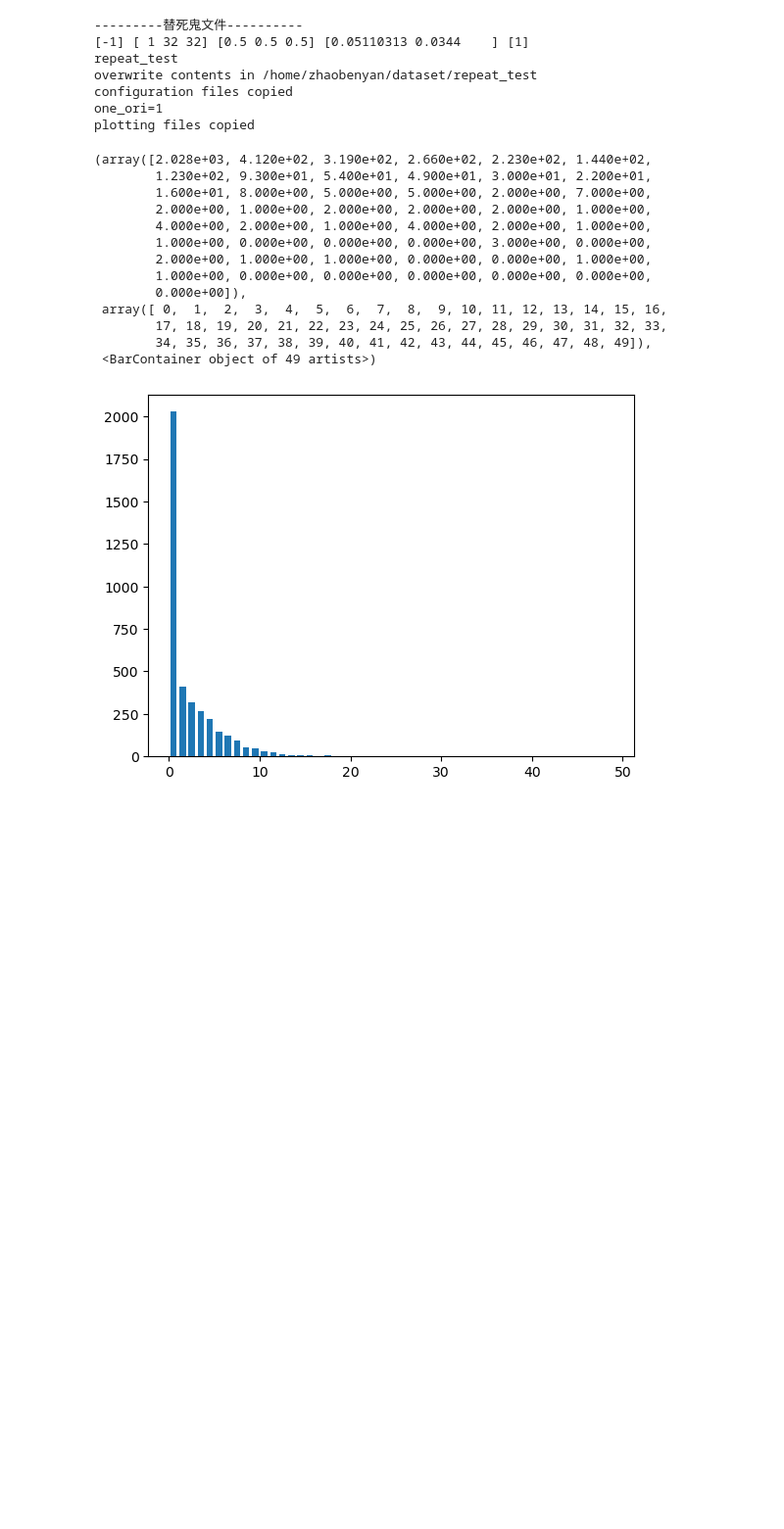
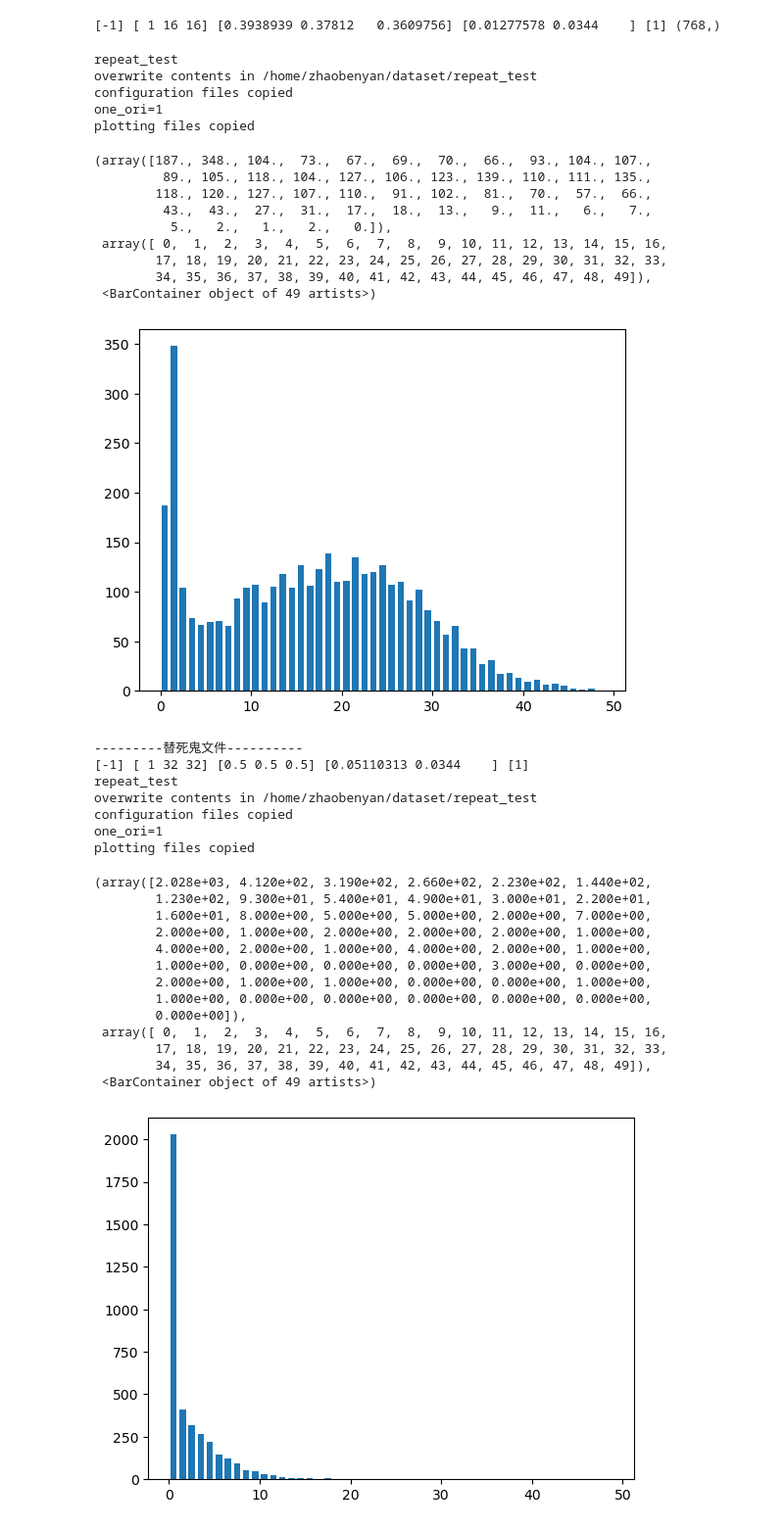
Before and after one commit to zhaobenyan51129/Robustness, a Jupyter notebook: debug/debug_ourmodel.ipynb, the cells around one changed output. Shown at 98% size. Saved outputs shown, nothing was run; the diff lists cells and outputs as text; code cells hidden in the pictures; blank space fills up the shorter version.

```diff
--- a/debug/debug_ourmodel.ipynb
+++ b/debug/debug_ourmodel.ipynb
@@ -64,3 +75,9 @@ def read_spike(file):# file:'/home/zhaobenyan/dataset/patchfast/sample_spikeCoun
         fr = sample_spikeCount/(sample_t1-sample_t0)*1000
     LGN_spike_time = LGN_spike_time.reshape((nt,nLGN)).T
     return LGN_spike_time,fr
+# %%
+input='/home/zhaobenyan/dataset/resource/static_color-SF20-TF8_d4-pd.bin'
+x_1,x_2,x_3,x_4,x_5,x_6=read_grating_bin(input)
+print(x_1,x_2,x_3,x_4,x_5,x_6.shape)
+# %% [output]
+[-1] [ 1 16 16] [0.3938939 0.37812   0.3609756] [0.01277578 0.0344    ] [1] (768,)
@@ -67,3 +88,26 @@ def read_spike(file):# file:'/home/zhaobenyan/dataset/patchfast/sample_spikeCoun
+# %%
+minimalTC()
+# %% [output]
+repeat_test
+overwrite contents in /home/zhaobenyan/dataset/repeat_test
+configuration files copied
+one_ori=1
+plotting files copied
+# %%
+output='/home/zhaobenyan/dataset/patchfast/sample_spikeCount_test_1.bin'
+LGN_spike_time,fr=read_spike(output)
+plt.hist(fr,bins=np.arange(0,50,1),rwidth=0.7)
+# %% [output]
+(array([187., 348., 104.,  73.,  67.,  69.,  70.,  66.,  93., 104., 107.,
+         89., 105., 118., 104., 127., 106., 123., 139., 110., 111., 135.,
+        118., 120., 127., 107., 110.,  91., 102.,  81.,  70.,  57.,  66.,
+         43.,  43.,  27.,  31.,  17.,  18.,  13.,   9.,  11.,   6.,   7.,
+          5.,   2.,   1.,   2.,   0.]),
+ array([ 0,  1,  2,  3,  4,  5,  6,  7,  8,  9, 10, 11, 12, 13, 14, 15, 16,
+        17, 18, 19, 20, 21, 22, 23, 24, 25, 26, 27, 28, 29, 30, 31, 32, 33,
+        34, 35, 36, 37, 38, 39, 40, 41, 42, 43, 44, 45, 46, 47, 48, 49]),
+ <BarContainer object of 49 artists>)
+[figure, added]
 # %%
 #文件地址
 contrast0='/home/zhaobenyan/dataset/resource/static_color-grid_32.bin'
```
Also changed, not shown: parts of 2 cells of this notebook, 2 other files.
